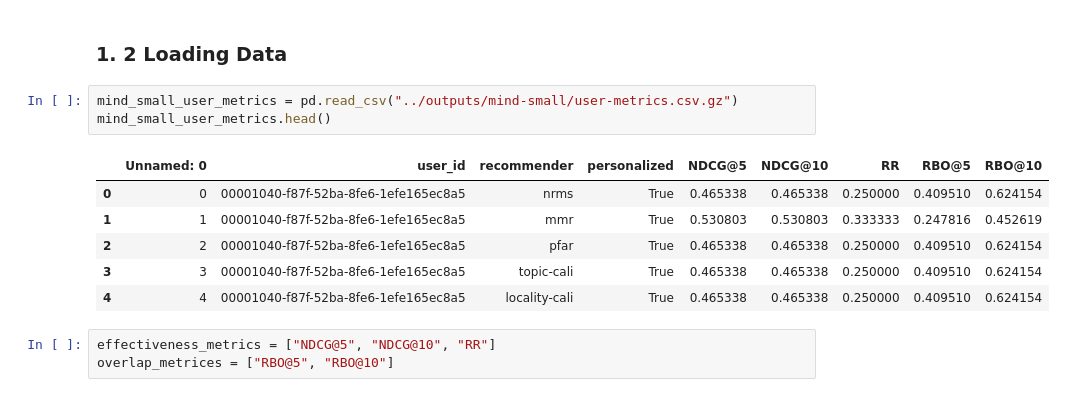
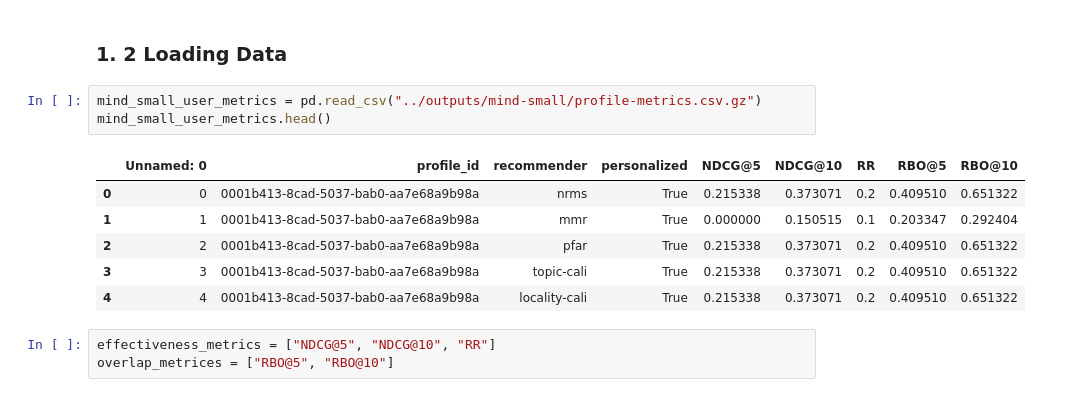
Before and after one commit to CCRI-POPROX/poprox-recommender, a Jupyter notebook: notebooks/mind-small.ipynb, the cells around one changed output. Saved outputs shown, nothing was run; the diff lists cells and outputs as text.

```diff
--- a/notebooks/mind-small.ipynb
+++ b/notebooks/mind-small.ipynb
@@ -27,15 +27,15 @@ from tqdm.autonotebook import tqdm as notebook_tqdm
 # %% [markdown]
 ### 1. 2 Loading Data
 # %%
-mind_small_user_metrics = pd.read_csv("../outputs/mind-small/user-metrics.csv.gz")
+mind_small_user_metrics = pd.read_csv("../outputs/mind-small/profile-metrics.csv.gz")
 mind_small_user_metrics.head()
 # %% [output]
-|  | Unnamed: 0 | user_id | recommender | personalized | NDCG@5 | NDCG@10 | RR | RBO@5 | RBO@10 |
-| 0 | 0 | 00001040-f87f-52ba-8fe6-1efe165ec8a5 | nrms | True | 0.465338 | 0.465338 | 0.250000 | 0.409510 | 0.624154 |
-| 1 | 1 | 00001040-f87f-52ba-8fe6-1efe165ec8a5 | mmr | True | 0.530803 | 0.530803 | 0.333333 | 0.247816 | 0.452619 |
-| 2 | 2 | 00001040-f87f-52ba-8fe6-1efe165ec8a5 | pfar | True | 0.465338 | 0.465338 | 0.250000 | 0.409510 | 0.624154 |
-| 3 | 3 | 00001040-f87f-52ba-8fe6-1efe165ec8a5 | topic-cali | True | 0.465338 | 0.465338 | 0.250000 | 0.409510 | 0.624154 |
-| 4 | 4 | 00001040-f87f-52ba-8fe6-1efe165ec8a5 | locality-cali | True | 0.465338 | 0.465338 | 0.250000 | 0.409510 | 0.624154 |
+|  | Unnamed: 0 | profile_id | recommender | personalized | NDCG@5 | NDCG@10 | RR | RBO@5 | RBO@10 |
+| 0 | 0 | 0001b413-8cad-5037-bab0-aa7e68a9b98a | nrms | True | 0.215338 | 0.373071 | 0.2 | 0.409510 | 0.651322 |
+| 1 | 1 | 0001b413-8cad-5037-bab0-aa7e68a9b98a | mmr | True | 0.000000 | 0.150515 | 0.1 | 0.203347 | 0.292404 |
+| 2 | 2 | 0001b413-8cad-5037-bab0-aa7e68a9b98a | pfar | True | 0.215338 | 0.373071 | 0.2 | 0.409510 | 0.651322 |
+| 3 | 3 | 0001b413-8cad-5037-bab0-aa7e68a9b98a | topic-cali | True | 0.215338 | 0.373071 | 0.2 | 0.409510 | 0.651322 |
+| 4 | 4 | 0001b413-8cad-5037-bab0-aa7e68a9b98a | locality-cali | True | 0.215338 | 0.373071 | 0.2 | 0.409510 | 0.651322 |
 # %%
 effectiveness_metrics = ["NDCG@5", "NDCG@10", "RR"]
 overlap_metrices = ["RBO@5", "RBO@10"]
```
Also changed, not shown: parts of 1 cell of this notebook, 13 other files.
